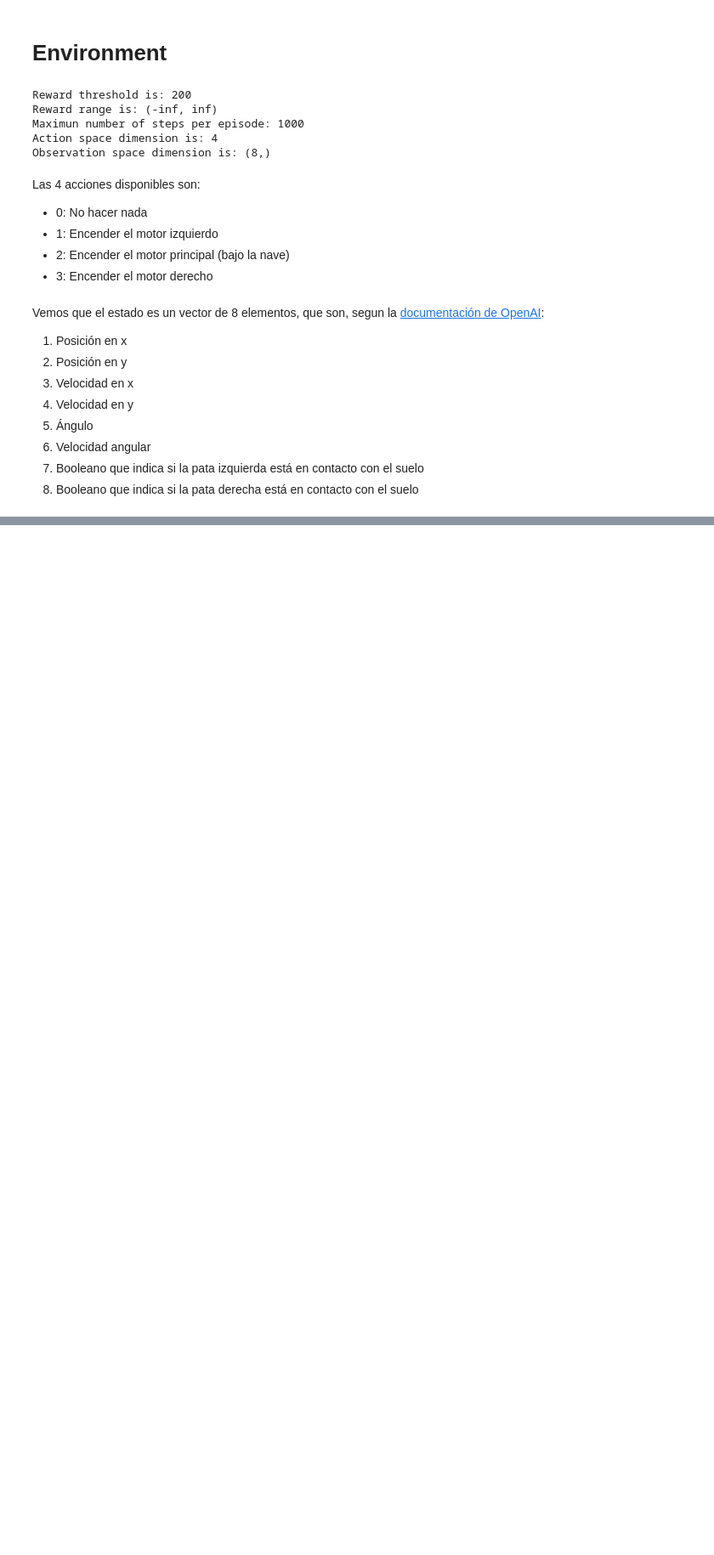
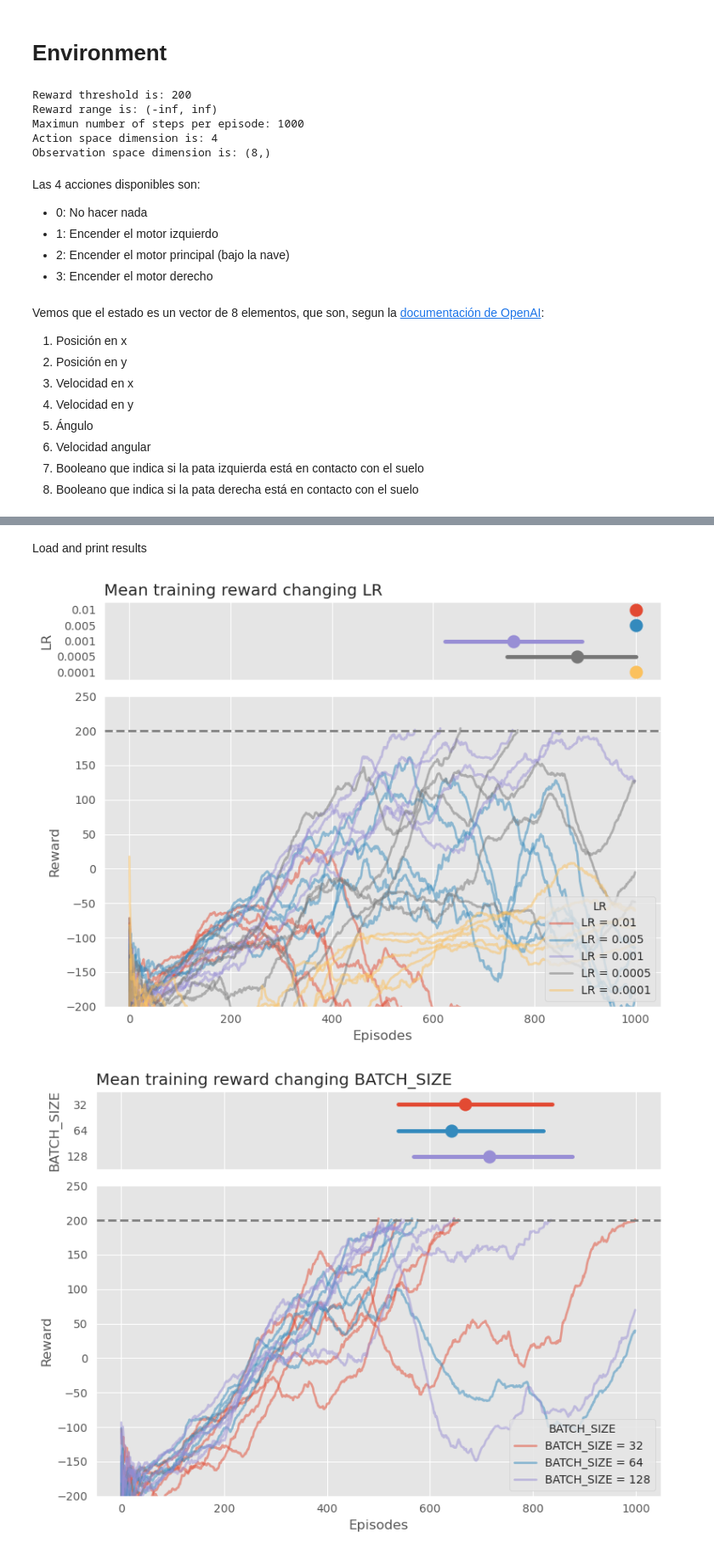
Before and after one commit to gvillalba86/ReinforcementLearning, a Jupyter notebook: PRA_Lunar_Lander/Lunar_Lander.ipynb, the cells around one changed output, grey strips where cells are left out. Shown at 85% size. Saved outputs shown, nothing was run; the diff lists cells and outputs as text; code cells hidden in the pictures; blank space fills up the shorter version.

```diff
--- a/PRA_Lunar_Lander/Lunar_Lander.ipynb
+++ b/PRA_Lunar_Lander/Lunar_Lander.ipynb
@@ -592,0 +213,28 @@ def train_dqn_agent(env, dqn_agent, param_grid, max_episodes=MAX_EPISODES,
+# %%
+dqn_hyperparams = {
+    'DUELING': False,
+    'NOISY_NET': False,
+    'DOUBLE': False,
+    'N_NEURONS': N_NEURONS,
+    'BATCH_SIZE': BATCH_SIZE,
+    'GAMMA': GAMMA,
+    'LR': LR,
+    'MEMORY_SIZE': MEMORY_SIZE,
+    'DNN_SYNC': DNN_SYNC,
+    'DNN_UPD': DNN_UPD,
+}
+
+tune_params = {
+    'LR': [0.01, 0.005, 0.001, 0.0005, 0.0001],
+    'BATCH_SIZE': [32, 64, 128],
+    'N_NEURONS': [32, 64, 128],
+    'DNN_UPD': [2, 4, 8],
+    'DNN_SYNC': [100, 500, 1000],
+    'MEMORY_SIZE': [4000, 8000, 16000, 32000],
+    'GAMMA': [0.97, 0.99, 0.999]
+    }
+
+res_dqn_hp = {}
+
+for param_name, param_values in tune_params.items():
+    res_dqn_hp[param_name] = tune_hyperparameter(dqn_hyperparams, param_name, param_values, 5)
@@ -592,0 +257,20 @@ def train_dqn_agent(env, dqn_agent, param_grid, max_episodes=MAX_EPISODES,
+# %%
+def json_default(obj):
+    if isinstance(obj, np.ndarray):
+        return obj.tolist()
+    raise TypeError('Not serializable')
+
+with open(Path('training_stats')/'dqn_hyperparams.json', 'w') as f:
+    json.dump(res_dqn_hp, f, default=json_default)
+# %% [markdown]
+Load and print results
+# %%
+with open(Path('training_stats')/'dqn_hyperparams.json') as f:
+    dqn_hyper = json.loads(f.read())
+
+for param_name in dqn_hyper.keys():
+    fig=compare_training_hp(dqn_hyper[param_name], 200, param_name)
+    fig.savefig(Path('img')/f'dqn_param_{param_name}.png', dpi=300)
+# %% [output]
+[figure, added]
+[figure, added]
```
Also changed, not shown: parts of 86 cells of this notebook, 40 other files.
